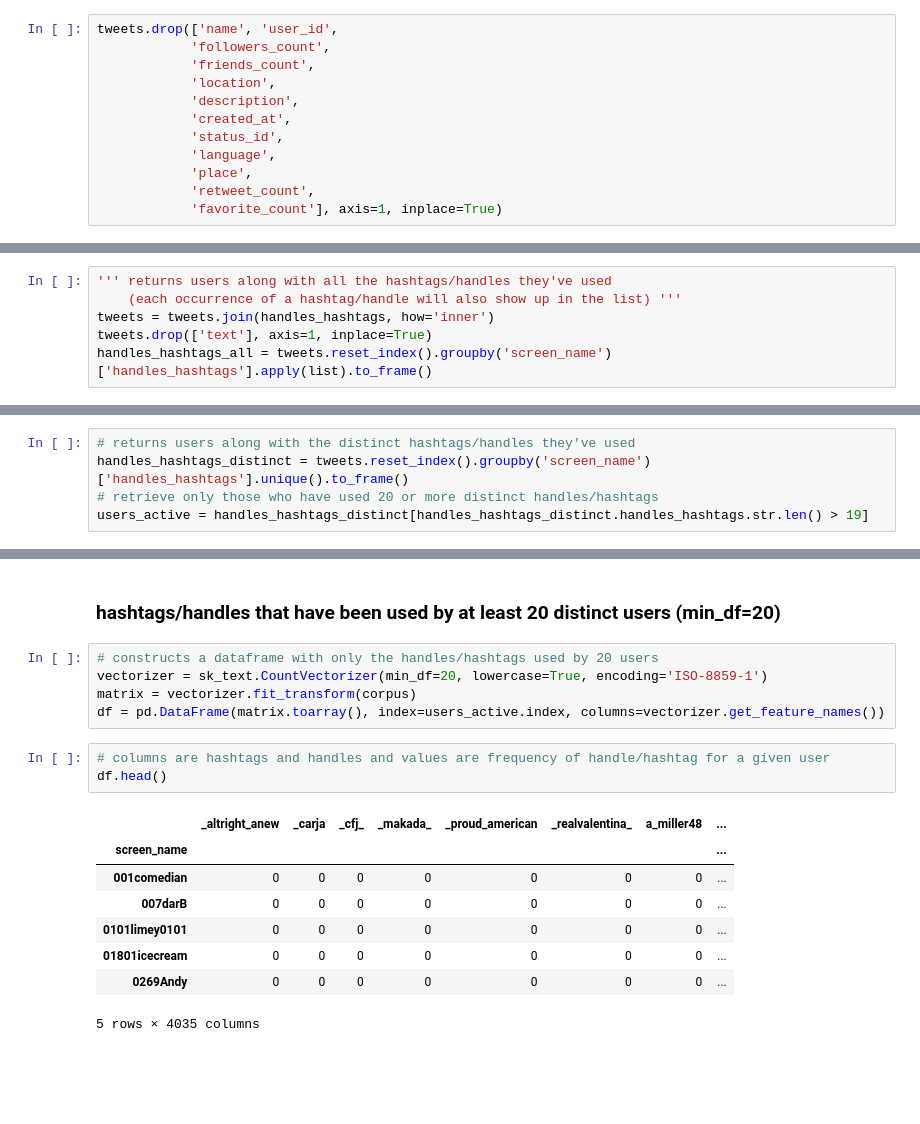
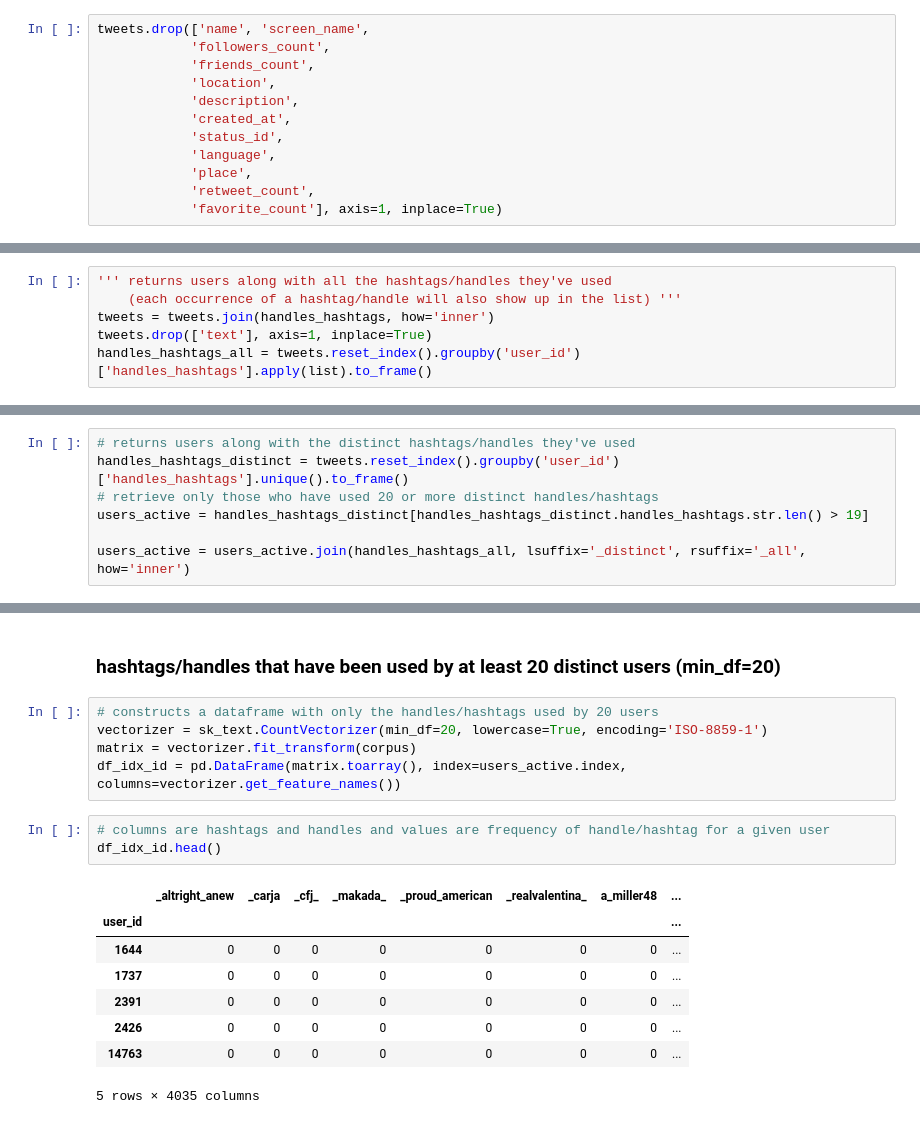
Before and after one commit to aaronenberg/clinton-trump-followers, a Jupyter notebook: csc177-project1.ipynb, the cells around one changed output, grey strips where cells are left out. Saved outputs shown, nothing was run; the diff lists cells and outputs as text; blank space fills up the shorter version.

```diff
--- a/csc177-project1.ipynb
+++ b/csc177-project1.ipynb
@@ -41,7 +49,7 @@ dtype: object
 # %% [markdown]
 ## Preprocessing
 # %%
-tweets.drop(['name', 'user_id',
+tweets.drop(['name', 'screen_name',
             'followers_count',
             'friends_count',
             'location',
@@ -110,7 +133,7 @@ handles_hashtags = pd.concat([handles_hashtags.handles, handles_hashtags.hashtag
     (each occurrence of a hashtag/handle will also show up in the list) '''
 tweets = tweets.join(handles_hashtags, how='inner')
 tweets.drop(['text'], axis=1, inplace=True)
-handles_hashtags_all = tweets.reset_index().groupby('screen_name')['handles_hashtags'].apply(list).to_frame()
+handles_hashtags_all = tweets.reset_index().groupby('user_id')['handles_hashtags'].apply(list).to_frame()
 # %%
 handles_hashtags_all.head(n=10)
 # %% [output]
@@ -130,6 +153,8 @@ handles_hashtags_all.head(n=10)
 ### active users with at least 20 distinct hashtags/handles
 # %%
 # returns users along with the distinct hashtags/handles they've used
-handles_hashtags_distinct = tweets.reset_index().groupby('screen_name')['handles_hashtags'].unique().to_frame()
+handles_hashtags_distinct = tweets.reset_index().groupby('user_id')['handles_hashtags'].unique().to_frame()
 # retrieve only those who have used 20 or more distinct handles/hashtags
 users_active = handles_hashtags_distinct[handles_hashtags_distinct.handles_hashtags.str.len() > 19]
+
+users_active = users_active.join(handles_hashtags_all, lsuffix='_distinct', rsuffix='_all', how='inner')
@@ -157,17 +180,17 @@ corpus = list(users_active['handles_hashtags_stringified'])
 # constructs a dataframe with only the handles/hashtags used by 20 users
 vectorizer = sk_text.CountVectorizer(min_df=20, lowercase=True, encoding='ISO-8859-1')
 matrix = vectorizer.fit_transform(corpus)
-df = pd.DataFrame(matrix.toarray(), index=users_active.index, columns=vectorizer.get_feature_names())
+df_idx_id = pd.DataFrame(matrix.toarray(), index=users_active.index, columns=vectorizer.get_feature_names())
 # %%
 # columns are hashtags and handles and values are frequency of handle/hashtag for a given user
-df.head()
+df_idx_id.head()
 # %% [output]
 |  | _altright_anew | _carja | _cfj_ | _makada_ | _proud_american | _realvalentina_ | a_miller48 | ... |
-| screen_name |  |  |  |  |  |  |  | ... |
-| 001comedian | 0 | 0 | 0 | 0 | 0 | 0 | 0 | ... |
-| 007darB | 0 | 0 | 0 | 0 | 0 | 0 | 0 | ... |
-| 0101limey0101 | 0 | 0 | 0 | 0 | 0 | 0 | 0 | ... |
-| 01801icecream | 0 | 0 | 0 | 0 | 0 | 0 | 0 | ... |
-| 0269Andy | 0 | 0 | 0 | 0 | 0 | 0 | 0 | ... |
+| user_id |  |  |  |  |  |  |  | ... |
+| 1644 | 0 | 0 | 0 | 0 | 0 | 0 | 0 | ... |
+| 1737 | 0 | 0 | 0 | 0 | 0 | 0 | 0 | ... |
+| 2391 | 0 | 0 | 0 | 0 | 0 | 0 | 0 | ... |
+| 2426 | 0 | 0 | 0 | 0 | 0 | 0 | 0 | ... |
+| 14763 | 0 | 0 | 0 | 0 | 0 | 0 | 0 | ... |
 5 rows × 4035 columns
 # %%
```
Also changed, not shown: parts of 26 cells of this notebook.
